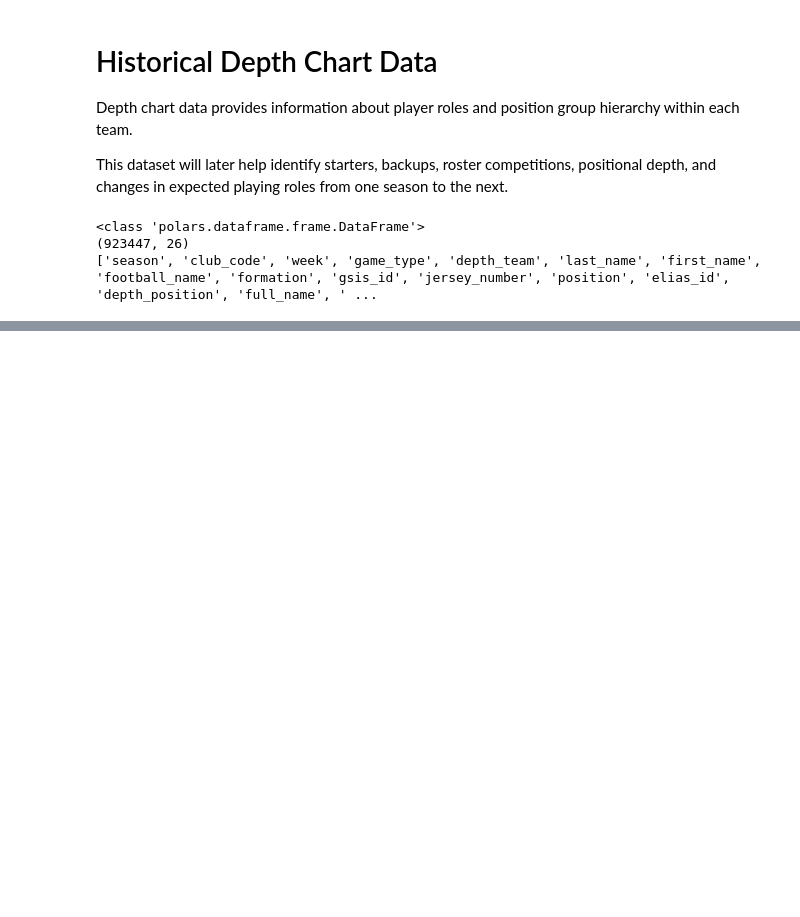
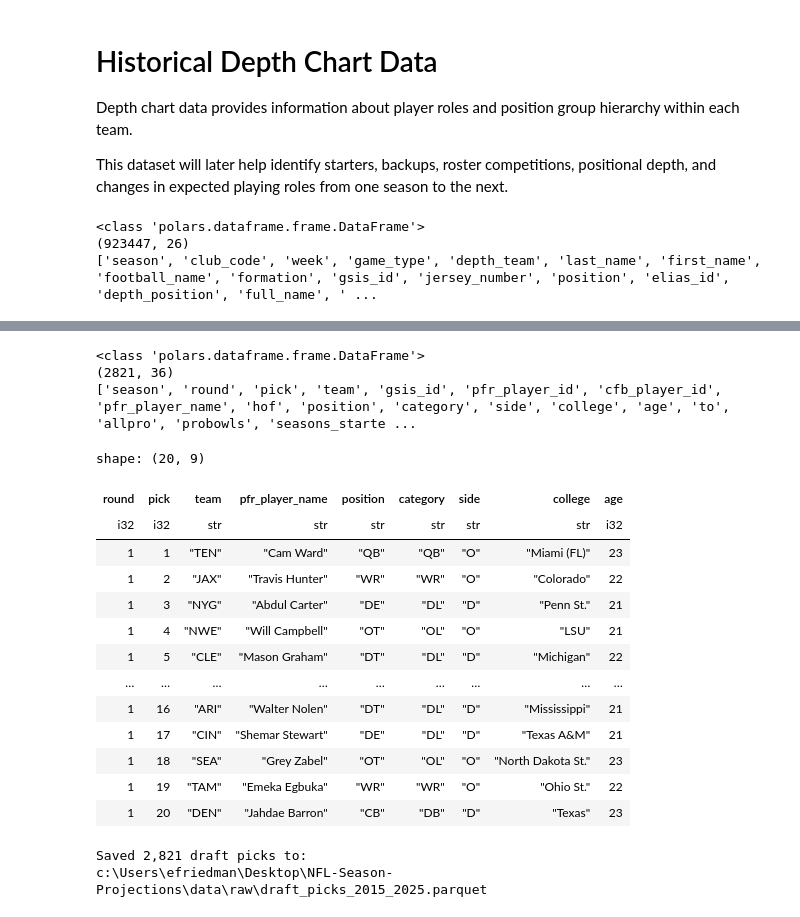
Before and after one commit to ethanfr10/NFL-Season-Projections, a Jupyter notebook: notebooks/01_Data_Collection.ipynb, the cells around one changed output, grey strips where cells are left out. Saved outputs shown, nothing was run; the diff lists cells and outputs as text; code cells hidden in the pictures; blank space fills up the shorter version.

```diff
--- a/notebooks/01_Data_Collection.ipynb
+++ b/notebooks/01_Data_Collection.ipynb
@@ -523,0 +571,49 @@ print(depth_charts.columns[:35])
+# %%
+draft_picks = nfl.load_draft_picks(seasons=SEASONS)
+
+print(type(draft_picks))
+print(draft_picks.shape)
+print(draft_picks.columns[:35])
+# %% [output]
+<class 'polars.dataframe.frame.DataFrame'>
+(2821, 36)
+['season', 'round', 'pick', 'team', 'gsis_id', 'pfr_player_id', 'cfb_player_id', 'pfr_player_name', 'hof', 'position', 'category', 'side', 'college', 'age', 'to', 'allpro', 'probowls', 'seasons_starte ...
+# %%
+draft_picks.filter(
+    pl.col("season") == 2025
+).select([
+    "round",
+    "pick",
+    "team",
+    "pfr_player_name",
+    "position",
+    "category",
+    "side",
+    "college",
+    "age"
+]).sort("pick").head(20)
+# %% [output]
+shape: (20, 9)
+| round | pick | team | pfr_player_name | position | category | side | college | age |
+| i32 | i32 | str | str | str | str | str | str | i32 |
+| 1 | 1 | "TEN" | "Cam Ward" | "QB" | "QB" | "O" | "Miami (FL)" | 23 |
+| 1 | 2 | "JAX" | "Travis Hunter" | "WR" | "WR" | "O" | "Colorado" | 22 |
+| 1 | 3 | "NYG" | "Abdul Carter" | "DE" | "DL" | "D" | "Penn St." | 21 |
+| 1 | 4 | "NWE" | "Will Campbell" | "OT" | "OL" | "O" | "LSU" | 21 |
+| 1 | 5 | "CLE" | "Mason Graham" | "DT" | "DL" | "D" | "Michigan" | 22 |
+| … | … | … | … | … | … | … | … | … |
+| 1 | 16 | "ARI" | "Walter Nolen" | "DT" | "DL" | "D" | "Mississippi" | 21 |
+| 1 | 17 | "CIN" | "Shemar Stewart" | "DE" | "DL" | "D" | "Texas A&M" | 21 |
+| 1 | 18 | "SEA" | "Grey Zabel" | "OT" | "OL" | "O" | "North Dakota St." | 23 |
+| 1 | 19 | "TAM" | "Emeka Egbuka" | "WR" | "WR" | "O" | "Ohio St." | 22 |
+| 1 | 20 | "DEN" | "Jahdae Barron" | "CB" | "DB" | "D" | "Texas" | 23 |
+# %%
+draft_output_path = RAW_DIR / "draft_picks_2015_2025.parquet"
+
+draft_picks.write_parquet(draft_output_path)
+
+print(f"Saved {draft_picks.height:,} draft picks to:")
+print(draft_output_path)
+# %% [output]
+Saved 2,821 draft picks to:
+c:\Users\efriedman\Desktop\NFL-Season-Projections\data\raw\draft_picks_2015_2025.parquet
```
Also changed, not shown: parts of 4 cells of this notebook.
